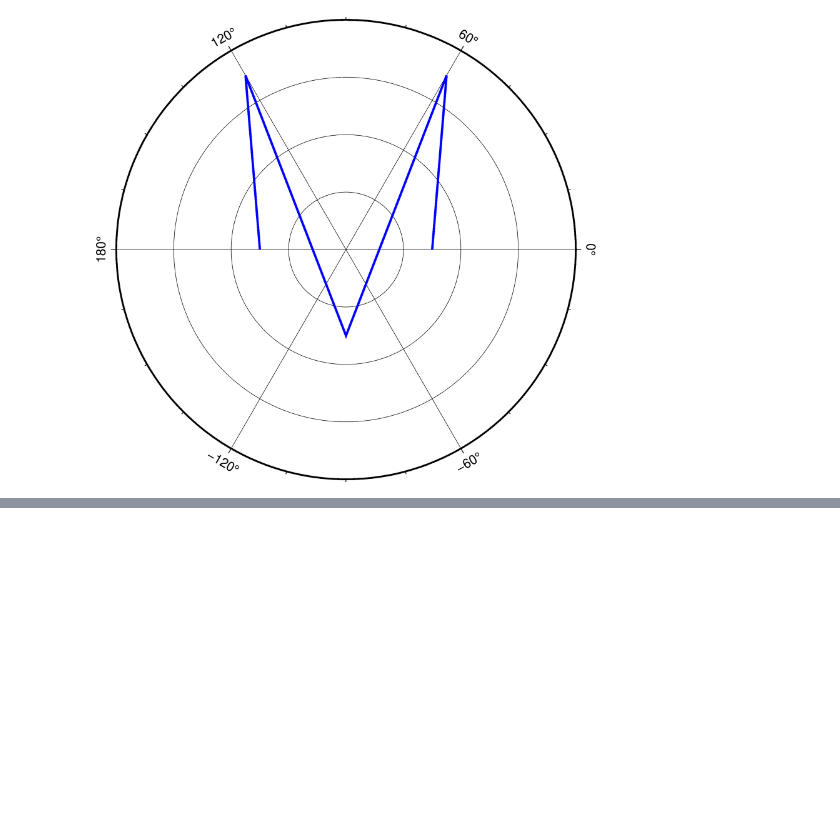
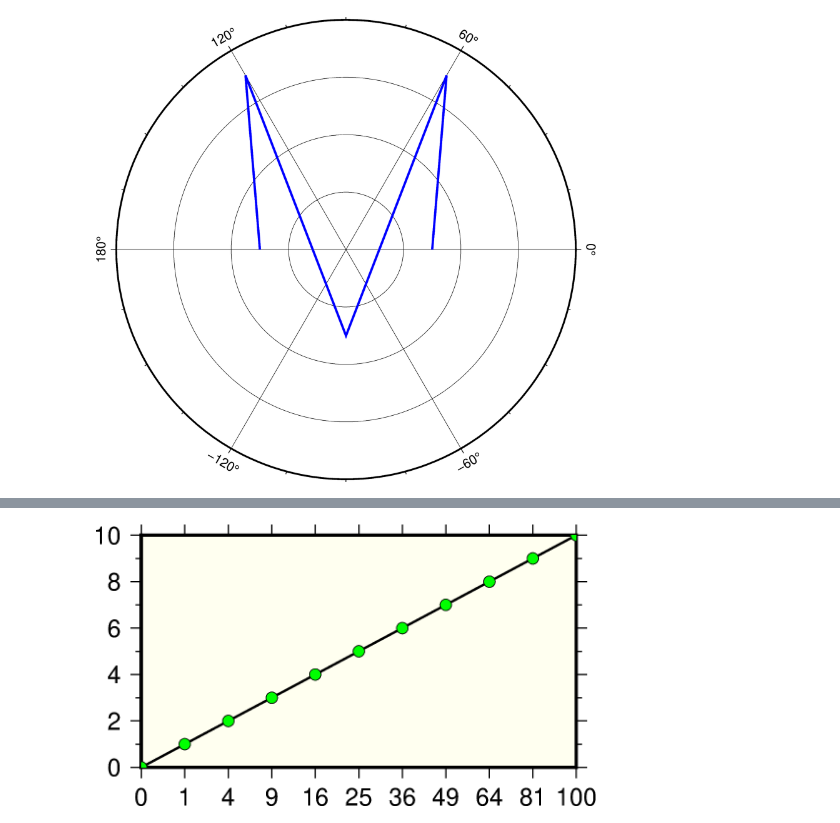
Before and after one commit to willschlitzer/learn-pygmt, a Jupyter notebook: nongeo.ipynb, the cells around one changed output, grey strips where cells are left out. Cells and saved outputs as stored; diff of their text form; code cells hidden in the pictures; blank space fills up the shorter version.

```diff
--- a/nongeo.ipynb
+++ b/nongeo.ipynb
@@ -34,0 +52,13 @@ fig.show()
+# %%
+import numpy as np
+yvalues = np.arange(0, 11)
+xvalues= yvalues ** 2
+
+fig = pygmt.Figure()
+fig.plot(region=[0, 100, 0, 10], projection="x0.75cp0.5/0.4c",
+         frame=["WSne+givory", "xa1p", "ya2f1"], pen="thick",
+        x=xvalues, y=yvalues)
+fig.plot(x=xvalues, y=yvalues, style="c0.2c", color="green", no_clip="c", pen="black")
+fig.show()
+# %% [output]
+[figure, added]
```
Also changed, not shown: parts of 3 cells of this notebook, 3 other files.
